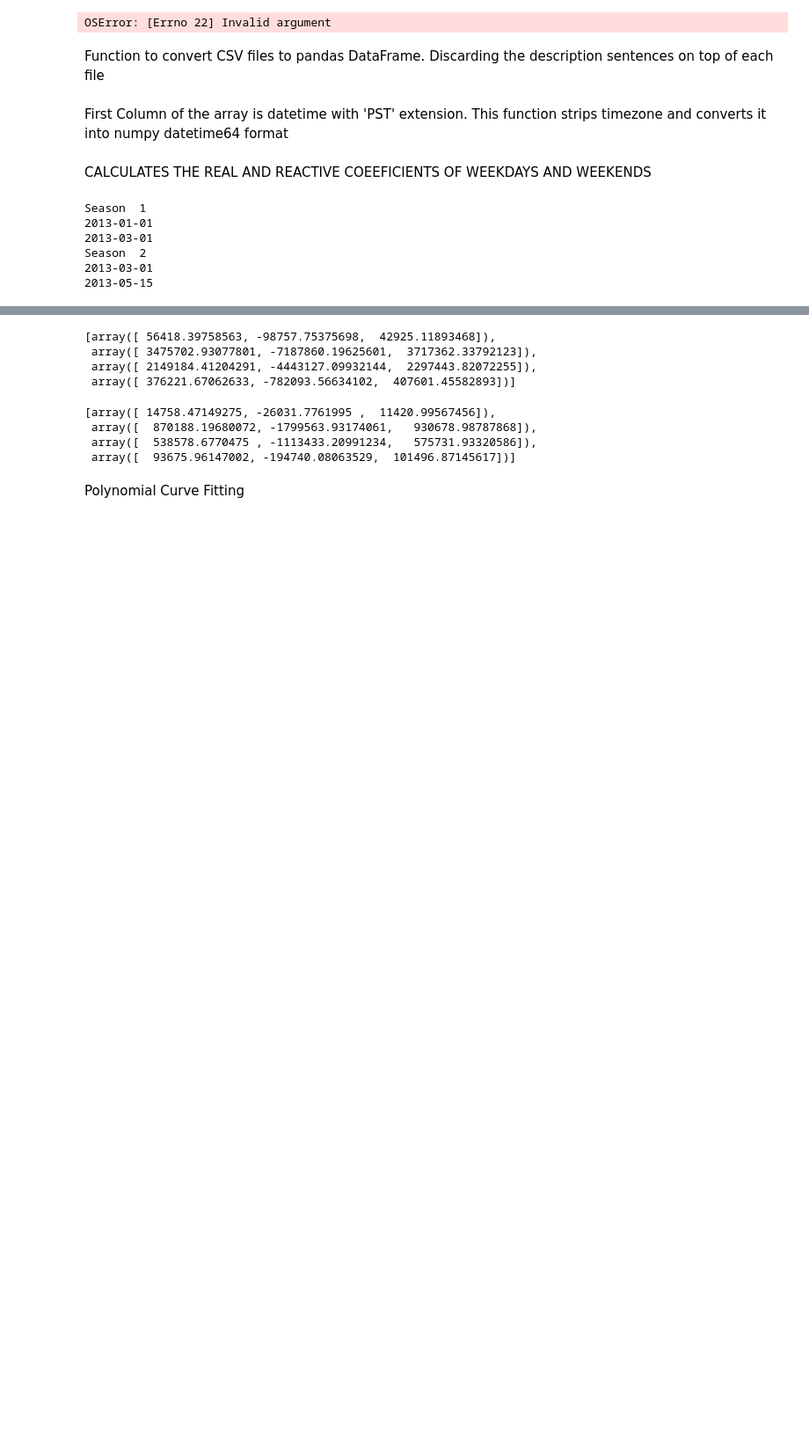
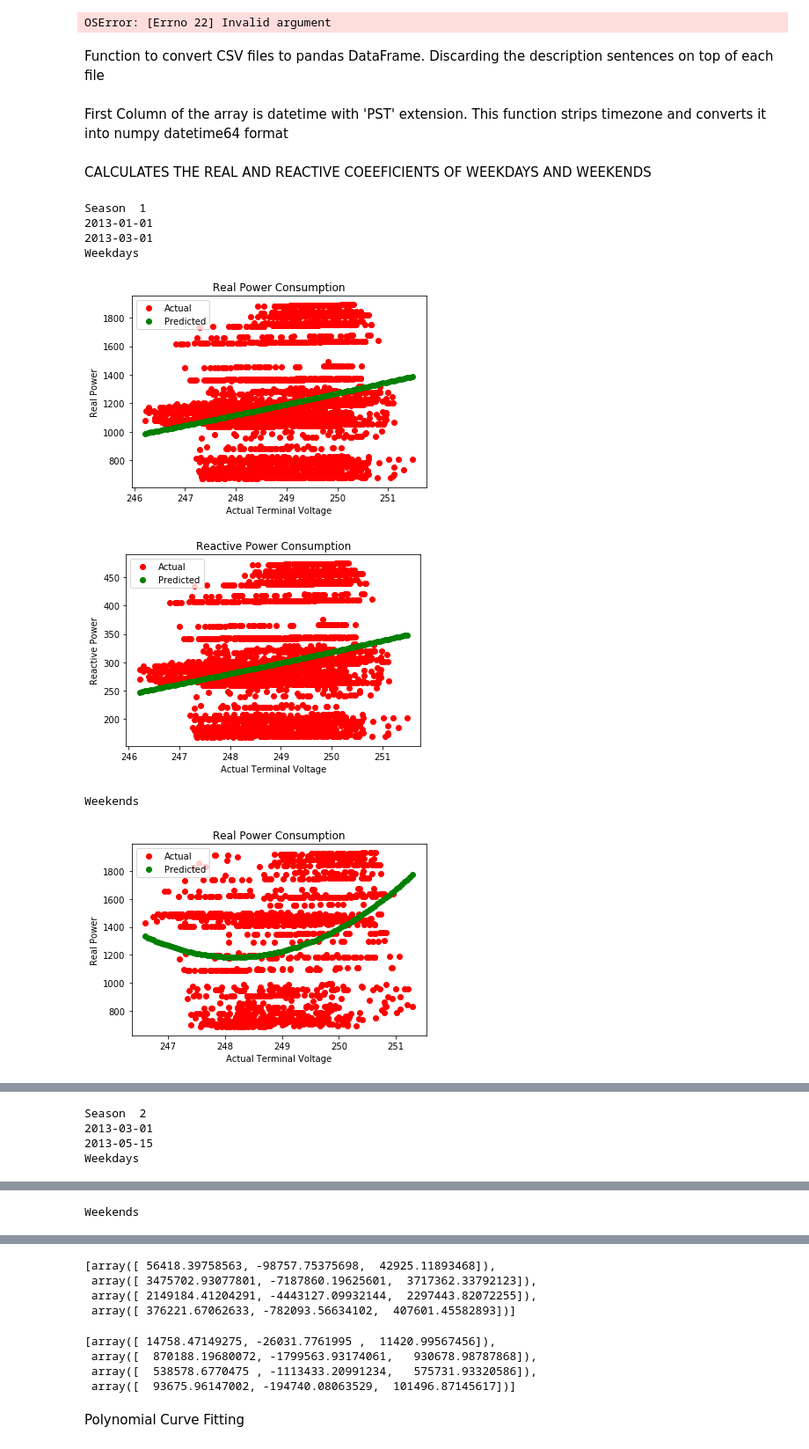
Before and after one commit to GRIDAPPSD/GOSS-GridAPPS-D, a Jupyter notebook: applications/python/pyVVO/ami2zip/amiZip.ipynb, the cells around one changed output, grey strips where cells are left out. Shown at 88% size. Saved outputs shown, nothing was run; the diff lists cells and outputs as text; code cells hidden in the pictures; blank space fills up the shorter version.

Commit message:
Added Graphs

```diff
--- a/applications/python/pyVVO/ami2zip/amiZip.ipynb
+++ b/applications/python/pyVVO/ami2zip/amiZip.ipynb
@@ -198,37 +198,68 @@ for j in range(0,len(seasonDates)-1):
     for i in (0,1):
         if i==0: #weekdays
             days=[(day.strftime('%Y-%m-%d')) for day in date_list if (day.isoweekday()==1 or day.isoweekday()==2 or day.isoweekday()==3 or day.isoweekday()==4 or day.isoweekday()==5)]
-
+            print("Weekdays")
         else: #weekends
             days=[(day.strftime('%Y-%m-%d')) for day in date_list if (day.isoweekday()==6 or day.isoweekday()==7)]
+            print("Weekends")
 
         realPower=getDays(realPowerSeason,days)
         realVoltage=getDays(realVoltageSeason,days)
         reactivePower=getDays(reactivePowerSeason,days)
         reactiveVoltage=getDays(reactiveVoltageSeason,days)
 
         apparentVoltage=((realVoltage**2)+(reactiveVoltage**2))**0.5
         apparentPower=((realPower**2)+(reactivePower**2))**0.5
         independentVariable=apparentVoltage/240
 
         columnNames=independentVariable.columns
 
         x=independentVariable[columnNames[1]]
         x=x.values
-
+        xaxis=apparentVoltage[columnNames[1]]
         y1=realPower[columnNames[1]]
         y1=y1.values
         y2=reactivePower[columnNames[1]]
 
         coeff1=np.polyfit(x,y1,2)
         coeff2=np.polyfit(x,y2,2)
 
+        xx= np.linspace(x.min(),x.max(),100)
+        xxaxis=np.linspace(xaxis.min(),xaxis.max(),100)
+
+        poly1=np.poly1d(coeff1)
+        fid,cx = pyplot.subplots()
+
+        cx.plot(xaxis,y1,'ro',label='Actual')
+        cx.plot(xxaxis,np.polyval(coeff1,xx),'go',label='Predicted')
+
+        cx.legend()
+        cx.set_title('Real Power Consumption')
+        cx.set_xlabel('Actual Terminal Voltage')
+        cx.set_ylabel('Real Power')
+        pyplot.show()
+
+
+        poly2=np.poly1d(coeff2)
+        fid,cx = pyplot.subplots()
+
+        cx.plot(xaxis,y2,'ro',label='Actual')
+        cx.plot(xxaxis,poly2(xx),'go',label='Predicted')
+
+        cx.legend()
+        cx.set_title('Reactive Power Consumption')
+        cx.set_xlabel('Actual Terminal Voltage')
+        cx.set_ylabel('Reactive Power')
+        pyplot.show()
+
         realCoefficients.append(coeff1)
         reactiveCoefficients.append(coeff2)
 # %% [output]
 Season  1
 2013-01-01
 2013-03-01
-Season  2
-2013-03-01
-2013-05-15
+Weekdays
+[figure, added]
+[figure, added]
+Weekends
+[figure, added]
@@ -234,0 +267,4 @@ Season  2
+Season  2
+2013-03-01
+2013-05-15
+Weekdays
@@ -234,0 +273 @@ Season  2
+Weekends
```
Also changed, not shown: parts of 1 cell of this notebook.
